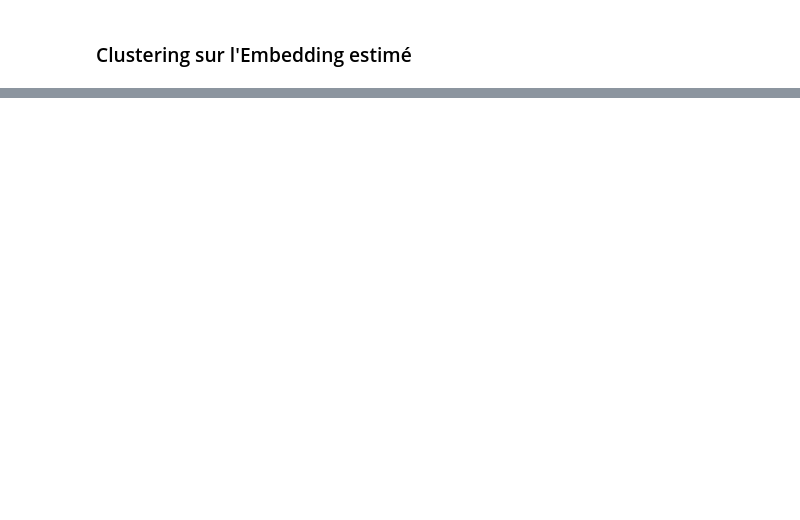
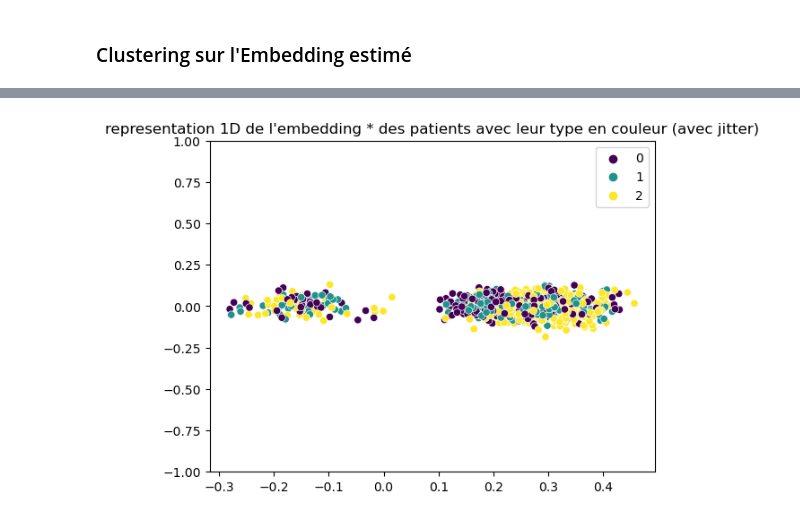
Before and after one commit to lecueguillaume/G4H_AKM_RS_NRS, a Jupyter notebook: Cost prescription AKM/cost_prescription_akm.ipynb, the cells around one changed output, grey strips where cells are left out. Drawn from its saved outputs; the diff is of its cells as text; code cells hidden in the pictures; blank space fills up the shorter version.

```diff
--- a/Cost prescription AKM/cost_prescription_akm.ipynb
+++ b/Cost prescription AKM/cost_prescription_akm.ipynb
@@ -645,0 +983,12 @@ plt.show()
+# %%
+#Visualisation des clusters
+sns.set_palette("deep")
+
+# La couleur représente le degré, c'est-à-dire le nombre de lien qu'a le docteur
+sns.scatterplot( x= patient_embedding_hat, y= np.random.normal(0, 0.05, size=patient_embedding_hat.shape[0],), hue=alpha_class, palette='viridis')
+plt.title("representation 1D de l'embedding * des patients avec leur type en couleur (avec jitter)")
+plt.ylim(-1,1)
+
+plt.show()
+# %% [output]
+[figure, added]
```
Also changed, not shown: parts of 55 cells of this notebook.
